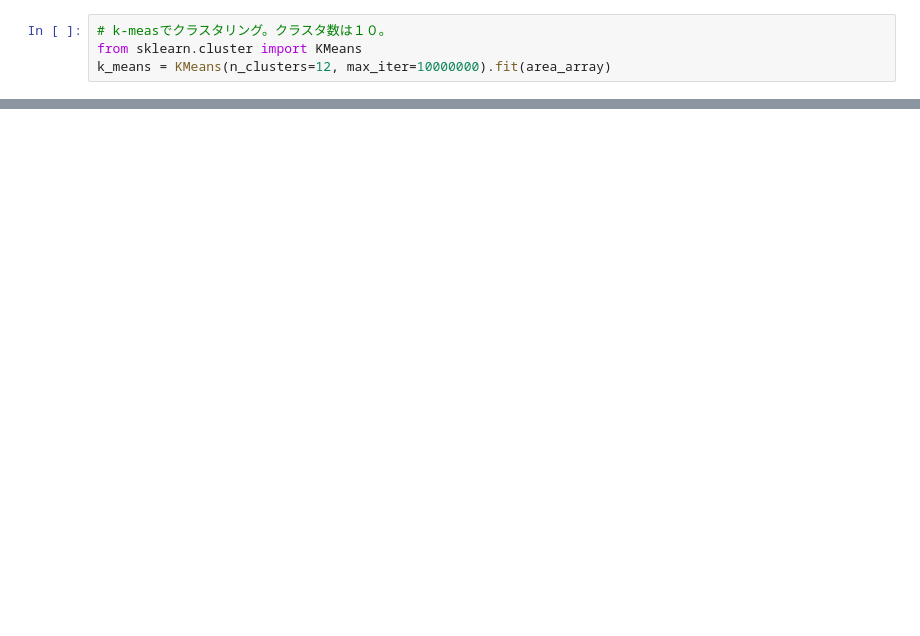
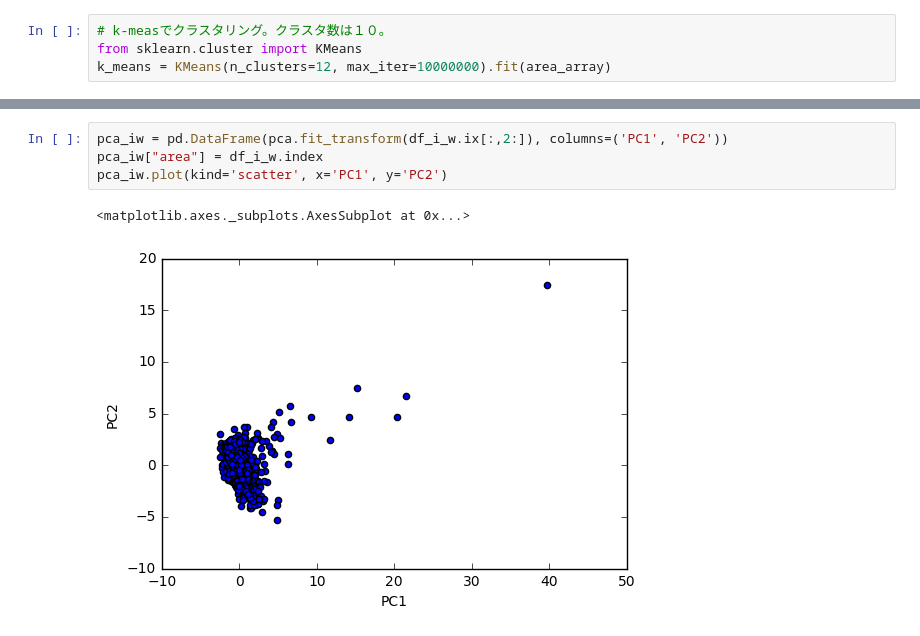
Before and after one commit to dogrunjp/lod-notebook, a Jupyter notebook: clustering.ipynb, the cells around one changed output, grey strips where cells are left out. Cells and saved outputs as stored; diff of their text form; blank space fills up the shorter version.

```diff
--- a/clustering.ipynb
+++ b/clustering.ipynb
@@ -166,0 +251,7 @@ area_dict.to_json('data/area_name.json', orient='index', force_ascii=False)
+# %%
+pca_iw = pd.DataFrame(pca.fit_transform(df_i_w.ix[:,2:]), columns=('PC1', 'PC2'))
+pca_iw["area"] = df_i_w.index
+pca_iw.plot(kind='scatter', x='PC1', y='PC2')
+# %% [output]
+<matplotlib.axes._subplots.AxesSubplot at 0x...>
+[figure, added]
```
Also changed, not shown: parts of 13 cells of this notebook, 11 other files.
